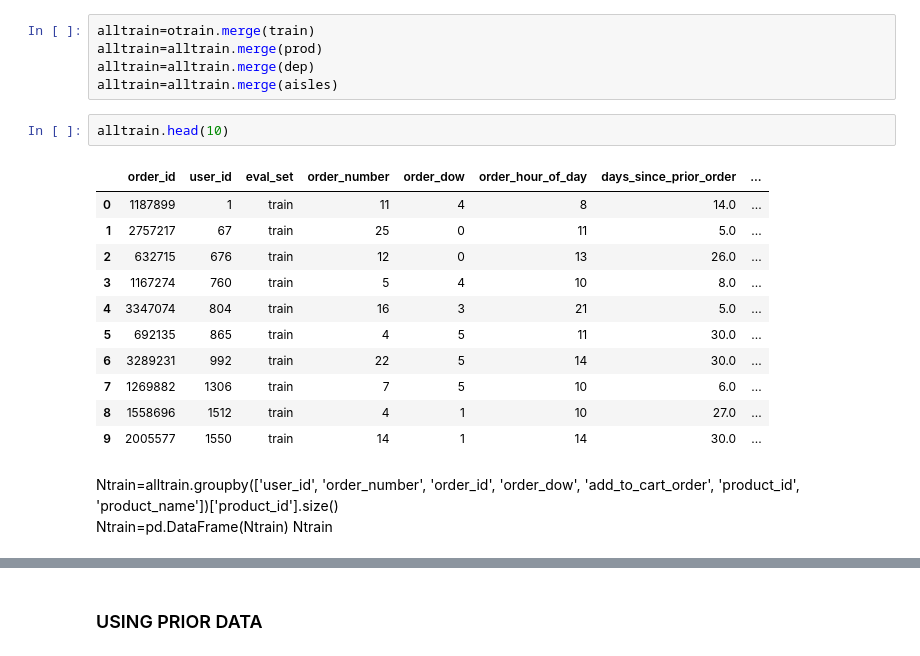
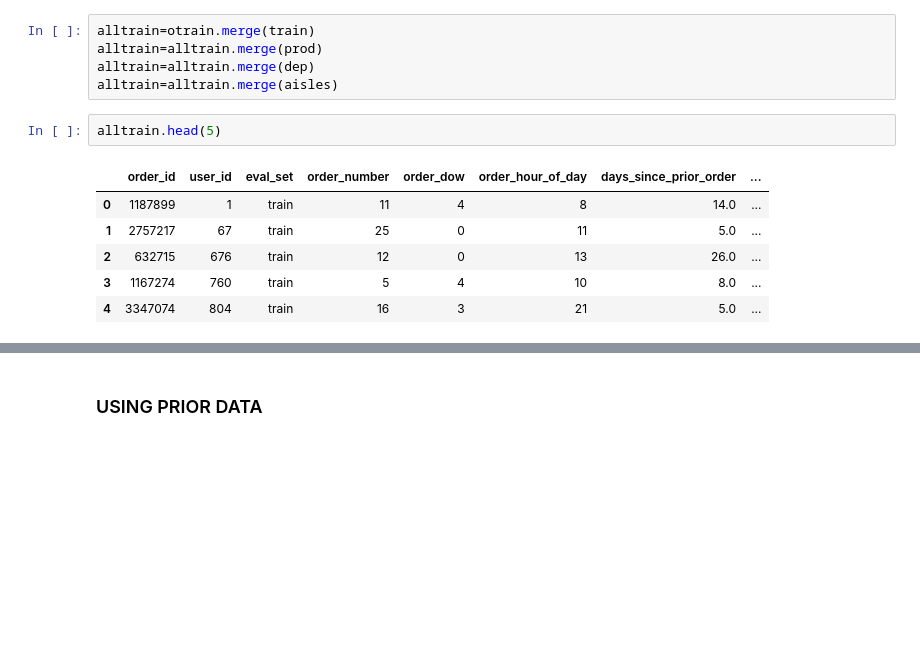
Before and after one commit to DrAugustine1981/InstacartCapstoneProject, a Jupyter notebook: EDA.ipynb, the cells around one changed output, grey strips where cells are left out. Drawn from its saved outputs; the diff is of its cells as text; blank space fills up the shorter version.

```diff
--- a/EDA.ipynb
+++ b/EDA.ipynb
@@ -356,22 +338,13 @@ alltrain=alltrain.merge(prod)
 alltrain=alltrain.merge(dep)
 alltrain=alltrain.merge(aisles)
 # %%
-alltrain.head(10)
+alltrain.head(5)
 # %% [output]
 |  | order_id | user_id | eval_set | order_number | order_dow | order_hour_of_day | days_since_prior_order | ... |
 | 0 | 1187899 | 1 | train | 11 | 4 | 8 | 14.0 | ... |
 | 1 | 2757217 | 67 | train | 25 | 0 | 11 | 5.0 | ... |
 | 2 | 632715 | 676 | train | 12 | 0 | 13 | 26.0 | ... |
 | 3 | 1167274 | 760 | train | 5 | 4 | 10 | 8.0 | ... |
 | 4 | 3347074 | 804 | train | 16 | 3 | 21 | 5.0 | ... |
-| 5 | 692135 | 865 | train | 4 | 5 | 11 | 30.0 | ... |
-| 6 | 3289231 | 992 | train | 22 | 5 | 14 | 30.0 | ... |
-| 7 | 1269882 | 1306 | train | 7 | 5 | 10 | 6.0 | ... |
-| 8 | 1558696 | 1512 | train | 4 | 1 | 10 | 27.0 | ... |
-| 9 | 2005577 | 1550 | train | 14 | 1 | 14 | 30.0 | ... |
-# %% [markdown]
-Ntrain=alltrain.groupby(['user_id', 'order_number', 'order_id', 'order_dow', 'add_to_cart_order', 'product_id', 'product_name'])['product_id'].size()
-Ntrain=pd.DataFrame(Ntrain)
-Ntrain
 # %%
 #Average number of products per order
```
Also changed, not shown: parts of 132 cells of this notebook.
